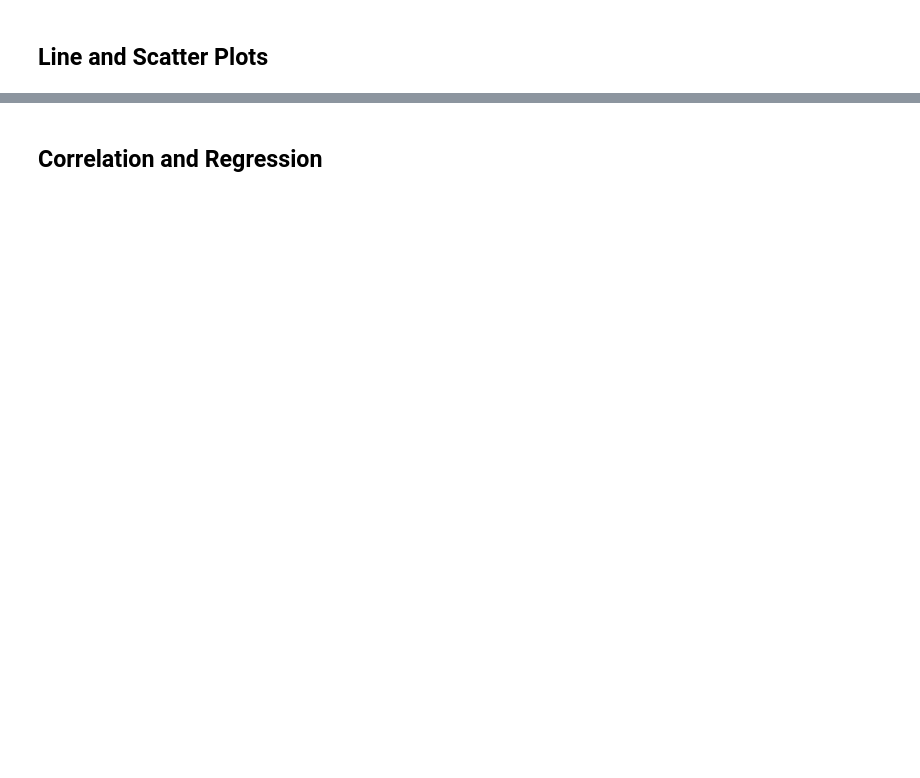
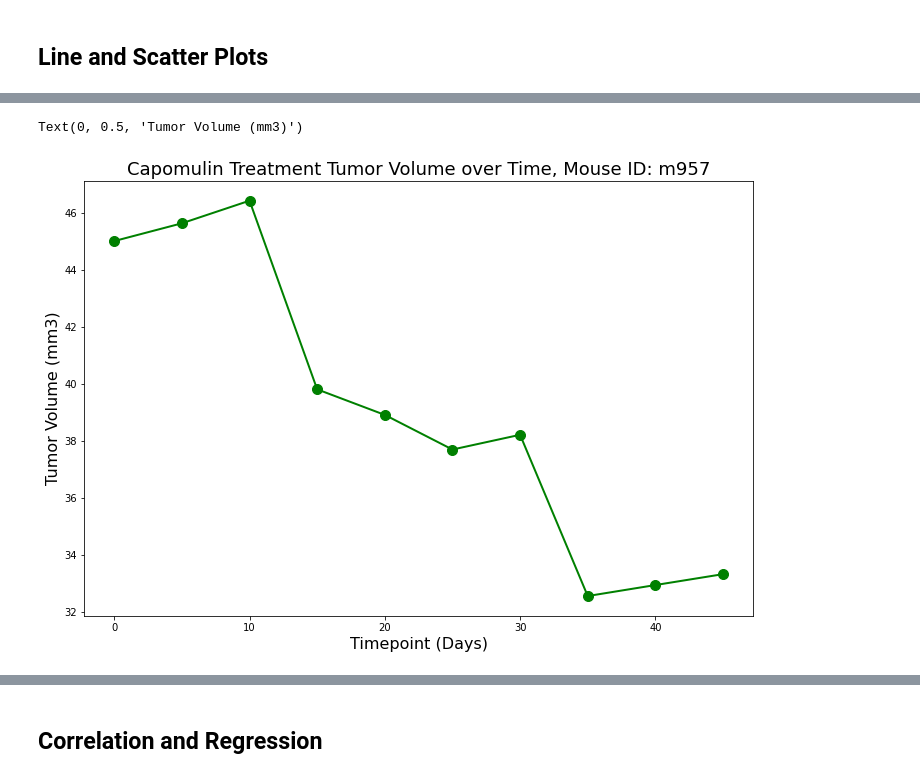
Before and after one commit to Jesskhunter/Matplotlib-Challenge, a Jupyter notebook: Pymaceuticals/pymaceuticals_starter.ipynb, the cells around one changed output, grey strips where cells are left out. Drawn from its saved outputs; the diff is of its cells as text; code cells hidden in the pictures; blank space fills up the shorter version.

```diff
--- a/Pymaceuticals/pymaceuticals_starter.ipynb
+++ b/Pymaceuticals/pymaceuticals_starter.ipynb
@@ -383,11 +476,14 @@ forline_df.head(10)
 # %%
 # Generate a line plot of tumor volume vs. time point for a mouse treated with Capomulin
 
 fig1, ax1 = plt.subplots(figsize=(12, 8))
-plt.title('Capomulin Treatment Tumor Volume over Time, Mouse ID: m957')
-plt.plot(x_axis, tumsiz,linewidth=2, markersize=10,marker="o",color="green", label="Fahreneit")
-plt.xlabel('Timepoint (Days)')
-plt.ylabel('Tumor Volume (mm3)')
+plt.title('Capomulin Treatment Tumor Volume over Time, Mouse ID: m957', fontsize=18)
+plt.plot(x_axis, tumsiz,linewidth=2, markersize=10,marker="o",color="green")
+plt.xlabel('Timepoint (Days)', fontsize=16)
+plt.ylabel('Tumor Volume (mm3)', fontsize=16)
+# %% [output]
+Text(0, 0.5, 'Tumor Volume (mm3)')
+[figure, added]
 # %%
 # Calculate average tumor volume vs. mouse weight for the Capomulin regimen
 avg_capm_vol =Capomulin_df.groupby(['Mouse ID']).mean()
```
Also changed, not shown: parts of 12 cells of this notebook.
